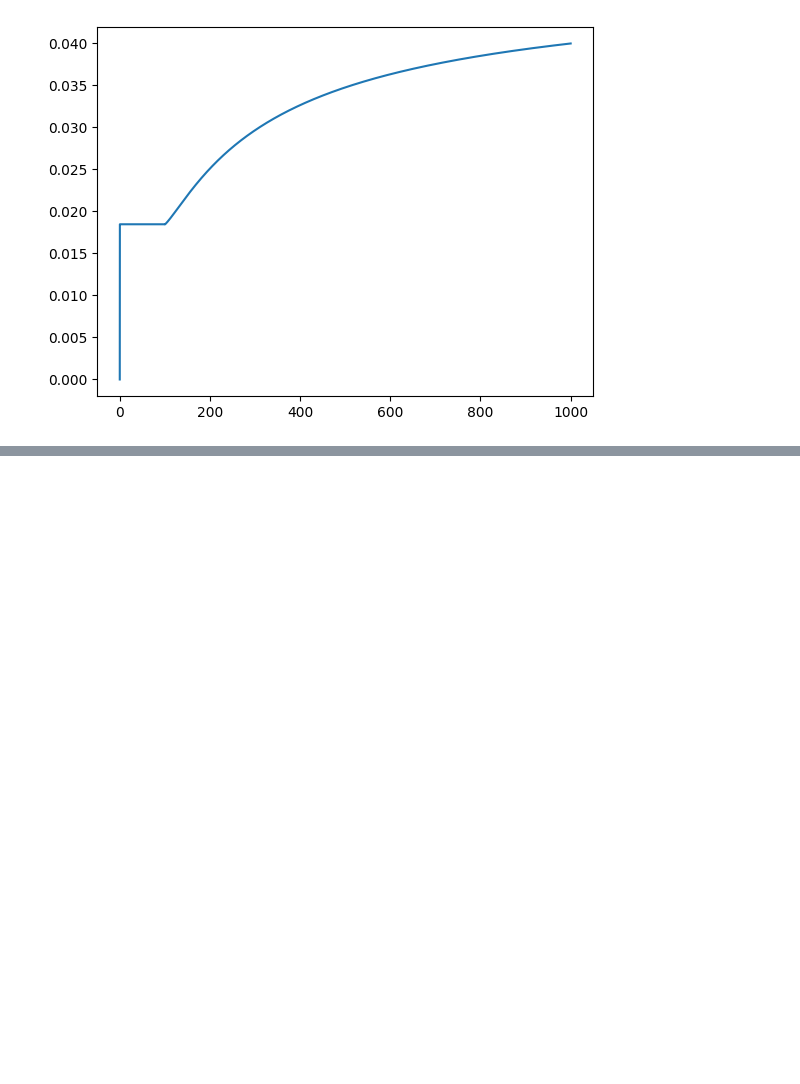
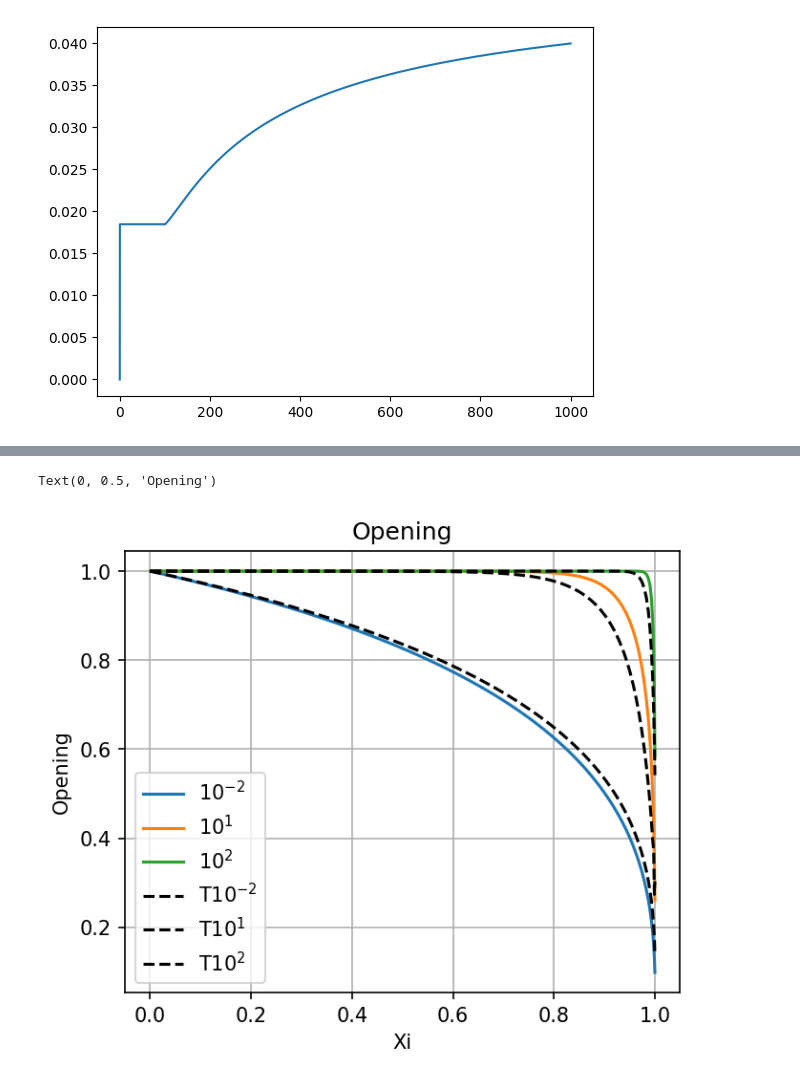
Before and after one commit to dashadem/CO2lovers, a Jupyter notebook: nonlinear.ipynb, the cells around one changed output, grey strips where cells are left out. Saved outputs shown, nothing was run; the diff lists cells and outputs as text; code cells hidden in the pictures; blank space fills up the shorter version.

```diff
--- a/nonlinear.ipynb
+++ b/nonlinear.ipynb
@@ -1317,0 +1385,17 @@ plt.plot(sol0['time'], error*100)
+# %%
+plt.figure(figsize = (5,4), dpi = 150)
+plt.plot(sol1['x'],sol1['opening'][np.where(np.isclose(sol1['time'], 10**(-2)))][0], label = '$10^{-2}$')
+plt.plot(sol1['x'],sol1['opening'][np.where(np.isclose(sol1['time'], 10**(1)))][0], label = '$10^{1}$')
+plt.plot(sol1['x'],sol1['opening'][np.where(np.isclose(sol1['time'], 10**(2)))][0], label = '$10^{2}$')
+
+plt.plot(solution['x'],sol1T['opening'][np.where(np.isclose(sol1T['time'], 10**(-2)))][0],"--", c = 'black', label ='T$10^{-2}$')
+plt.plot(solution['x'],sol1T['opening'][np.where(np.isclose(sol1T['time'], 10**(1)))][0],"--", c = 'black', label = 'T$10^{1}$')
+plt.plot(solution['x'],sol1T['opening'][np.where(np.isclose(sol1T['time'], 10**(2)))][0],"--", c = 'black', label = 'T$10^{2}$')
+plt.grid()
+plt.legend()
+plt.title('Opening')
+plt.xlabel('Xi')
+plt.ylabel('Opening')
+# %% [output]
+Text(0, 0.5, 'Opening')
+[figure, added]
```
Also changed, not shown: parts of 12 cells of this notebook.
